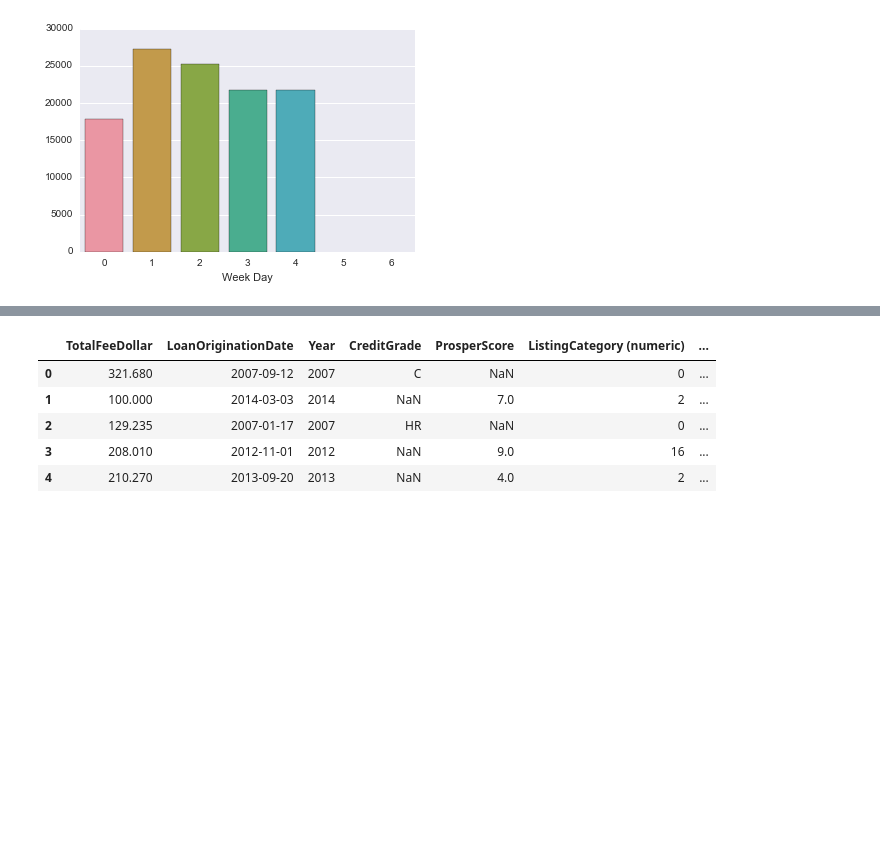
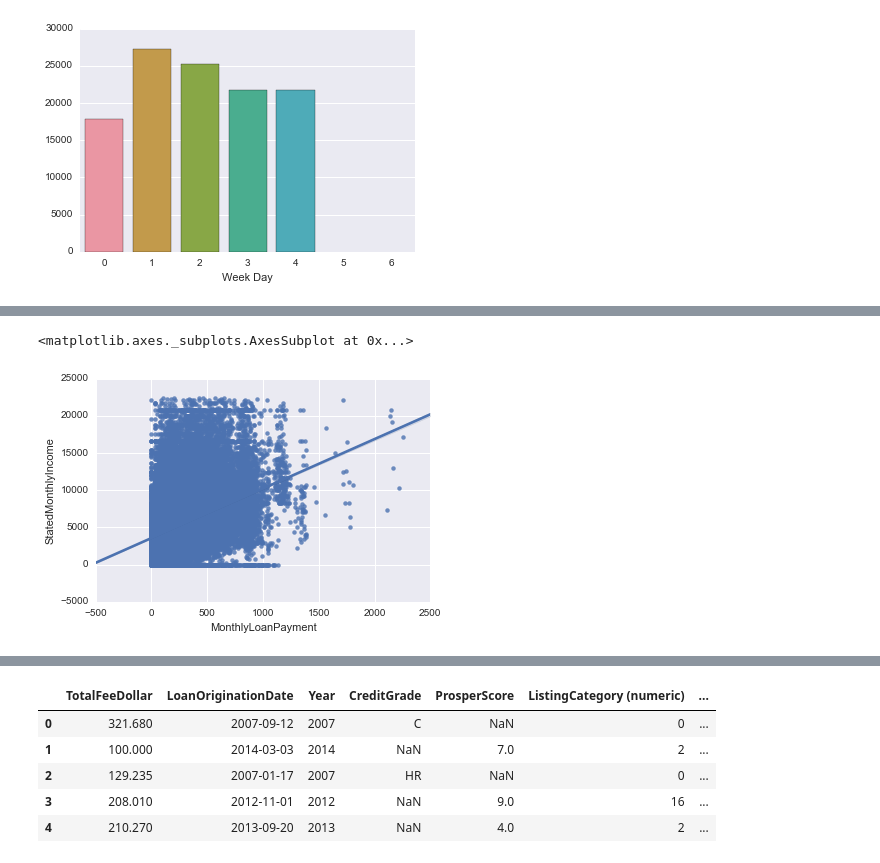
Before and after one commit to yugoli/prosperloananalysis-ipython, a Jupyter notebook: Prosper.ipynb, the cells around one changed output, grey strips where cells are left out. Drawn from its saved outputs; the diff is of its cells as text; code cells hidden in the pictures; blank space fills up the shorter version.

```diff
--- a/Prosper.ipynb
+++ b/Prosper.ipynb
@@ -286,0 +295,8 @@ sns.despine()
+# %%
+outliers = df[df.StatedMonthlyIncome > df.StatedMonthlyIncome.std() * 3]
+nooutliers = df[~(df.StatedMonthlyIncome > df.StatedMonthlyIncome.std() * 3)]
+# %%
+sns.regplot(x='MonthlyLoanPayment', y='StatedMonthlyIncome', data=nooutliers)
+# %% [output]
+<matplotlib.axes._subplots.AxesSubplot at 0x...>
+[figure, added]
```
Also changed, not shown: parts of 11 cells of this notebook.
